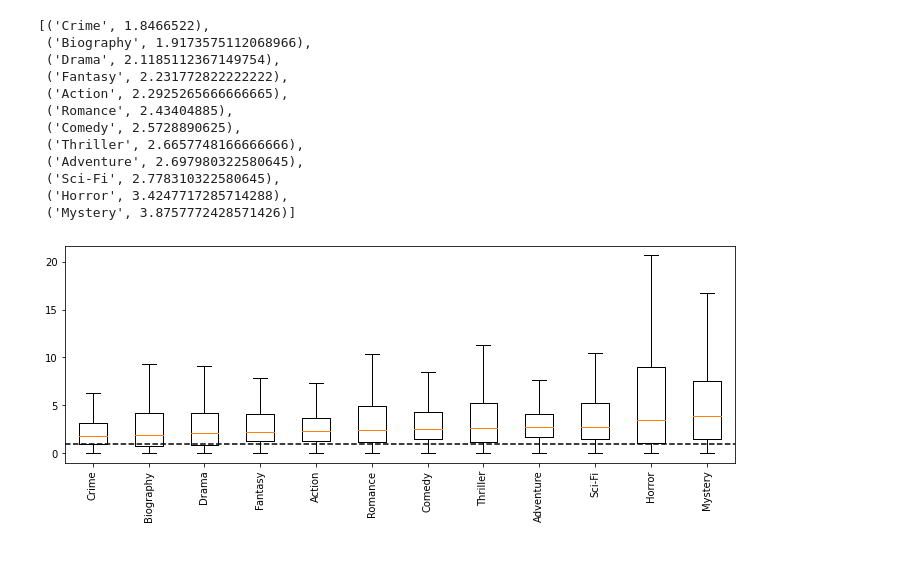
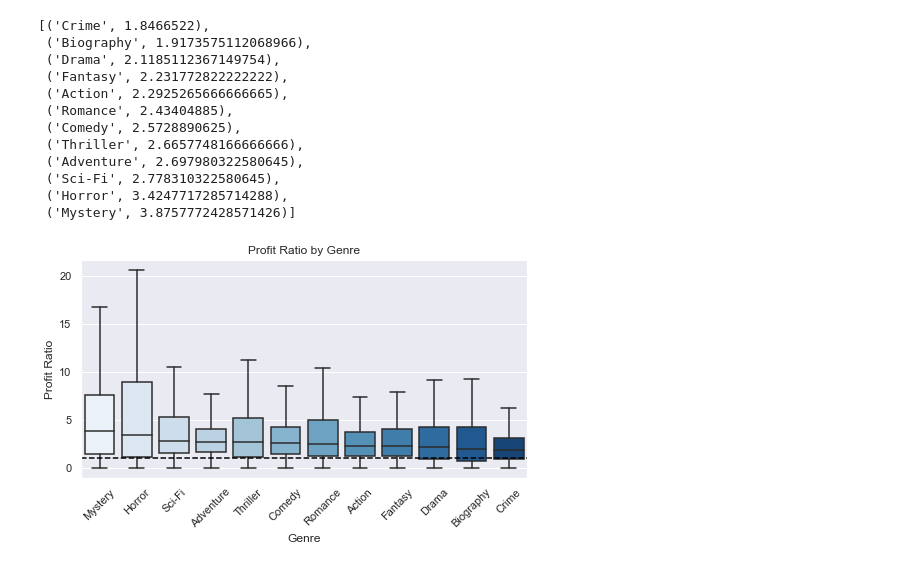
Before and after one commit to DanlBradley/dsc-phase-1-project-v2-3, a Jupyter notebook: alex.ipynb, the cells around one changed output. Drawn from its saved outputs; the diff is of its cells as text; code cells hidden in the pictures.

```diff
--- a/alex.ipynb
+++ b/alex.ipynb
@@ -5,6 +5,9 @@ import numpy as np
 import matplotlib.pyplot as plt
 import sqlite3
 import datetime
+import seaborn as sns
+
+sns.set()
 # %% [markdown]
 ## Loading Dataframes from CSVs and TSVs
 # %%
@@ -445,18 +451,22 @@ median_dict
 # %%
 fig, ax = plt.subplots()
 
 index_list = []
 boxplot_list = []
-for genre, value in median_dict:
+for genre, value in reversed(median_dict):
    index_list.append(genre)
    boxplot_list.append(ratio_genre_df.loc[ratio_genre_df[genre] == True]['ratio'])
 
-ax.boxplot(boxplot_list, showfliers = False)
+sns.boxplot(ax = ax, data = boxplot_list, showfliers = False, palette = 'Blues')
 ax.axhline(y = 1, c = '#000000', linestyle = '--')
-ax.set_xticklabels(index_list, rotation = 90)
+ax.set_xticklabels(index_list, rotation = 45)
+ax.set_xlabel('Genre')
+ax.set_ylabel('Profit Ratio')
+ax.set_title('Profit Ratio by Genre')
 
-fig.set_figwidth(12)
+
+fig.set_figwidth(8)
 
 plt.show()
 # %% [output]
-[figure, old version]
+[figure, new version]
```
Also changed, not shown: parts of 8 cells of this notebook, 7 other files.
